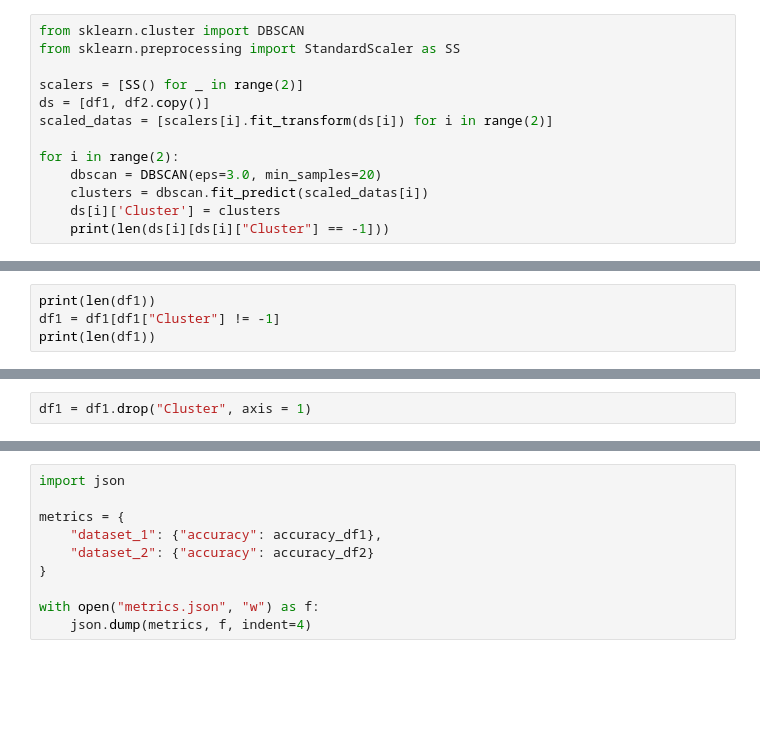
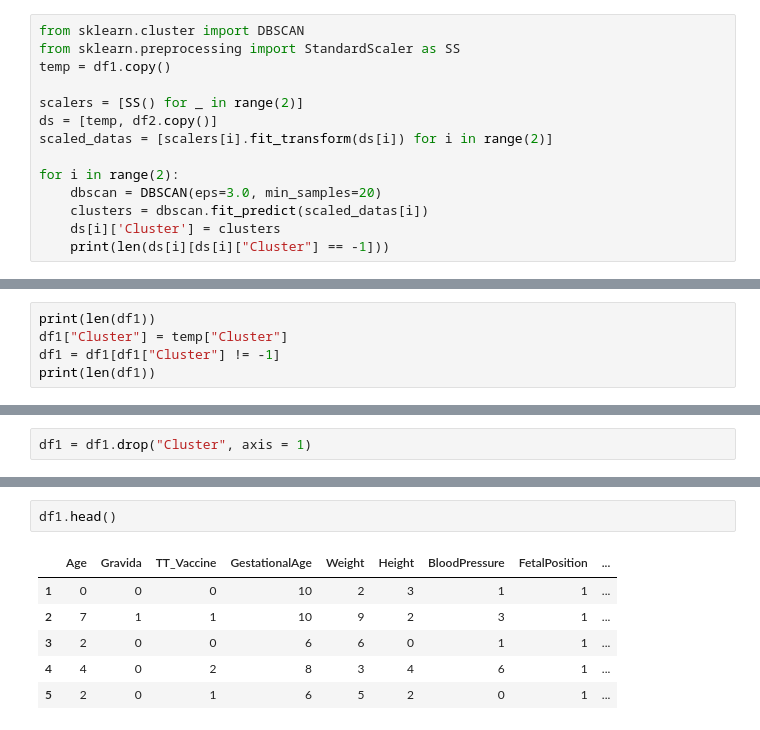
Before and after one commit to TakeASwing-420/maternal-health, a Jupyter notebook: mh.ipynb, the cells around one changed output, grey strips where cells are left out. Cells and saved outputs as stored; diff of their text form; blank space fills up the shorter version.

```diff
--- a/mh.ipynb
+++ b/mh.ipynb
@@ -230,9 +194,10 @@ plt.show()
 # %%
 from sklearn.cluster import DBSCAN
 from sklearn.preprocessing import StandardScaler as SS
+temp = df1.copy()
 
 scalers = [SS() for _ in range(2)]
-ds = [df1, df2.copy()]
+ds = [temp, df2.copy()]
 scaled_datas = [scalers[i].fit_transform(ds[i]) for i in range(2)]
 
 for i in range(2):
@@ -248,6 +213,7 @@ for i in range(2):
 2. We will be further using SVM and XGboost to capture non-linear relationships between features in both datasets.
 # %%
 print(len(df1))
+df1["Cluster"] = temp["Cluster"]
 df1 = df1[df1["Cluster"] != -1]
 print(len(df1))
 # %% [output]
@@ -284,10 +237,9 @@ Successfully installed debuglater-1.4.4 ploomber-core-0.2.27 ploomber-engine-0.0
-# %%
-import json
-
-metrics = {
-    "dataset_1": {"accuracy": accuracy_df1},
-    "dataset_2": {"accuracy": accuracy_df2}
-}
-
-with open("metrics.json", "w") as f:
-    json.dump(metrics, f, indent=4)
+# %%
+df1.head()
+# %% [output]
+|  | Age | Gravida | TT_Vaccine | GestationalAge | Weight | Height | BloodPressure | FetalPosition | ... |
+| 1 | 0 | 0 | 0 | 10 | 2 | 3 | 1 | 1 | ... |
+| 2 | 7 | 1 | 1 | 10 | 9 | 2 | 3 | 1 | ... |
+| 3 | 2 | 0 | 0 | 6 | 6 | 0 | 1 | 1 | ... |
+| 4 | 4 | 0 | 2 | 8 | 3 | 4 | 6 | 1 | ... |
+| 5 | 2 | 0 | 1 | 6 | 5 | 2 | 0 | 1 | ... |
```
Also changed, not shown: parts of 10 cells of this notebook, 7 other files.
